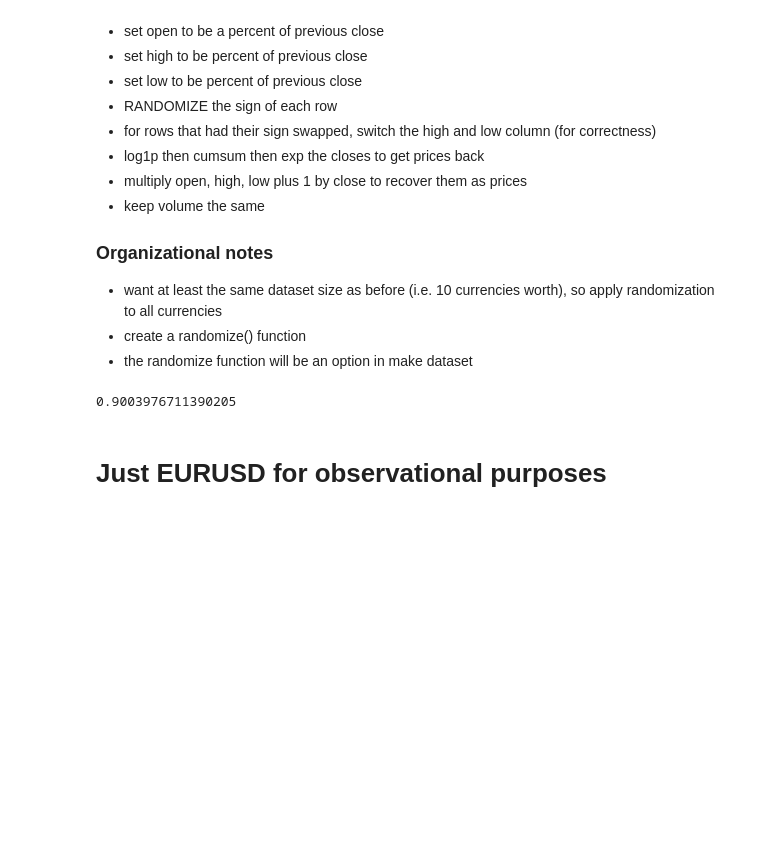
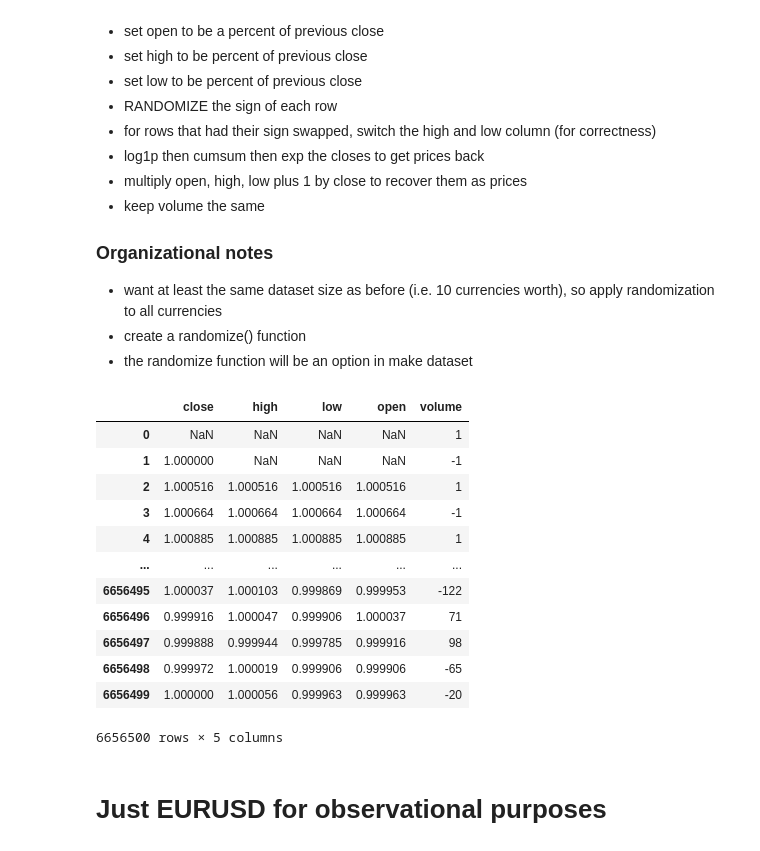
Before and after one commit to mtanghu/Transformer-Trader, a Jupyter notebook: Data.ipynb, the cells around one changed output. Saved outputs shown, nothing was run; the diff lists cells and outputs as text; code cells hidden in the pictures; blank space fills up the shorter version.

Commit message:
Finish realistic randomization example

```diff
--- a/Data.ipynb
+++ b/Data.ipynb
@@ -86,23 +86,4 @@ Dataset({
 - create a randomize() function
 - the randomize function will be an option in make dataset
 # %%
-fx = pd.read_csv("Currency_Data/OANDA/USD_JPY.csv")
+fx = pd.read_csv("Currency_Data/OANDA/EUR_USD.csv")
-# %%
-# drop datetime
-changes = fx.drop(columns = ['datetime'])
-
-price_features = ['open', 'high', 'low', 'close']
-
-# convert open, high, low and close to percent change of previous close
-changes[price_features] = changes[price_features].div(changes['close'].shift(1), axis = 0) - 1
-
-# demean the close changes (to satify the martingale property)
-changes['close'] = changes['close'] - changes['close'].mean()
-
-# see the product of the changes (should be less than 1 since the AM is 1  which is odd)
-print(np.exp(np.sum(np.log1p(changes['close']))))
-
-# randomize the sign of each row
-changes[price_features] = changes[price_features].multiply(np.random.choice([-1, 1], size = len(changes)), axis = 0)
-# %% [output]
-0.9003976711390205
@@ -109,3 +134,19 @@ changes[price_features] = changes[price_features].multiply(np.random.choice([-1,
+# %%
+changes
+# %% [output]
+|  | close | high | low | open | volume |
+| 0 | NaN | NaN | NaN | NaN | 1 |
+| 1 | 1.000000 | NaN | NaN | NaN | -1 |
+| 2 | 1.000516 | 1.000516 | 1.000516 | 1.000516 | 1 |
+| 3 | 1.000664 | 1.000664 | 1.000664 | 1.000664 | -1 |
+| 4 | 1.000885 | 1.000885 | 1.000885 | 1.000885 | 1 |
+| ... | ... | ... | ... | ... | ... |
+| 6656495 | 1.000037 | 1.000103 | 0.999869 | 0.999953 | -122 |
+| 6656496 | 0.999916 | 1.000047 | 0.999906 | 1.000037 | 71 |
+| 6656497 | 0.999888 | 0.999944 | 0.999785 | 0.999916 | 98 |
+| 6656498 | 0.999972 | 1.000019 | 0.999906 | 0.999906 | -65 |
+| 6656499 | 1.000000 | 1.000056 | 0.999963 | 0.999963 | -20 |
+6656500 rows × 5 columns
 # %% [markdown]
 # Just EURUSD for observational purposes
 # %%
```
Also changed, not shown: parts of 1 cell of this notebook.
